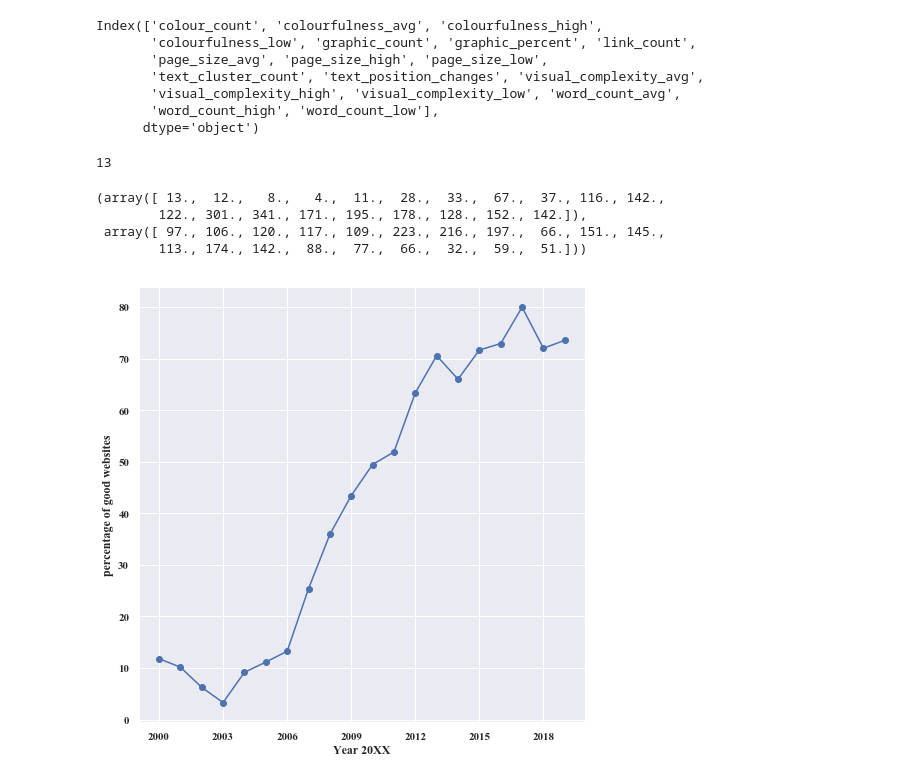
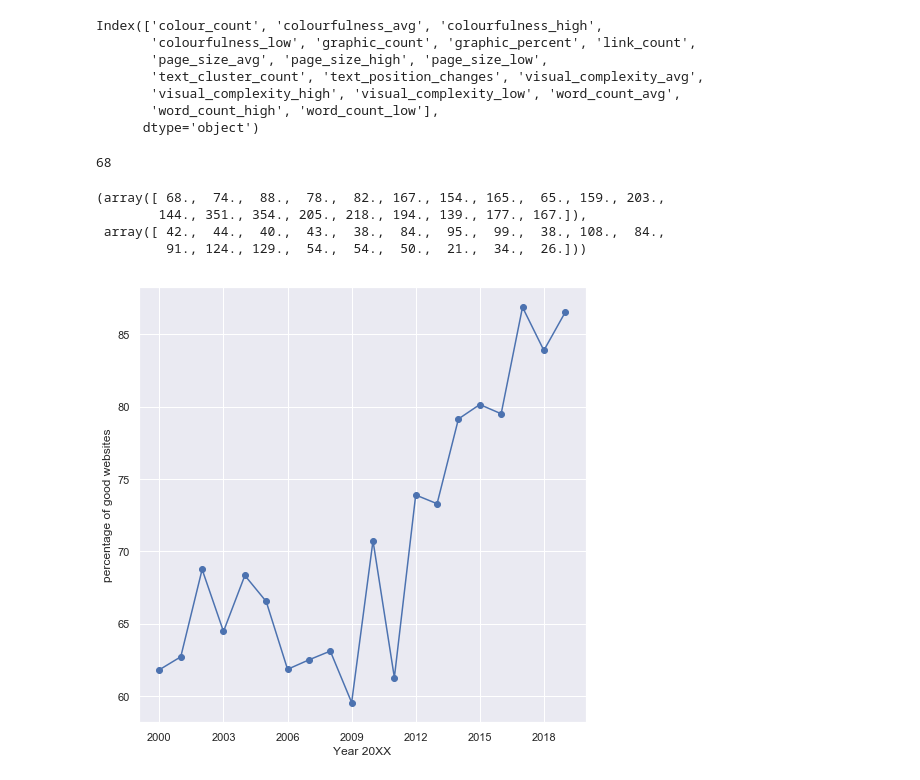
Before and after one commit to ABHISHEKVALSAN/Website-Scoring-Model, a Jupyter notebook: makeModelClf.ipynb, the cells around one changed output. Cells and saved outputs as stored; diff of their text form; code cells hidden in the pictures.

```diff
--- a/makeModelClf.ipynb
+++ b/makeModelClf.ipynb
@@ -166,3 +178,6 @@ def getAccTrain(clf):
     from sklearn.metrics import confusion_matrix
     Y_pred=clf.predict(X_train)
     return confusion_matrix(Y_train,Y_pred)
+# %%
+clfLog=LogClf()
+clfLog.fit(X_train,Y_train)
@@ -169,6 +189,4 @@ def getAccTrain(clf):
 # %%
-clfLog=DTClf()
-clfLog.fit(X_train,Y_train)
 try:
     for i in zip(columns.tolist(),clfLog.coef_.ravel()):
         print(i[0],'&','{0:.5f}'.format(i[1]),'\\\\')
@@ -241,7 +265,7 @@ Index(['colour_count', 'colourfulness_avg', 'colourfulness_high',
 year='2000'
 np.where(clfLog.predict(df[str(year)][columns].values)>0)[0].shape[0]
 # %% [output]
-13
+68
 # %%
 goodYears=np.zeros(20)
 badYears=np.zeros(20)
@@ -251,20 +275,21 @@ for year in range(2000,2020):
 # %%
 goodYears,badYears
 # %% [output]
-(array([ 13.,  12.,   8.,   4.,  11.,  28.,  33.,  67.,  37., 116., 142.,
-        122., 301., 341., 171., 195., 178., 128., 152., 142.]),
- array([ 97., 106., 120., 117., 109., 223., 216., 197.,  66., 151., 145.,
-        113., 174., 142.,  88.,  77.,  66.,  32.,  59.,  51.]))
+(array([ 68.,  74.,  88.,  78.,  82., 167., 154., 165.,  65., 159., 203.,
+        144., 351., 354., 205., 218., 194., 139., 177., 167.]),
+ array([ 42.,  44.,  40.,  43.,  38.,  84.,  95.,  99.,  38., 108.,  84.,
+         91., 124., 129.,  54.,  54.,  50.,  21.,  34.,  26.]))
 # %%
 fig, ax = plt.subplots(figsize=(8,8))
 x=range(2000,2020)
 y=(goodYears/(badYears+goodYears))*100
-plt.errorbar(x, y, e, fmt='-o')
+plt.errorbar(x, y, 0, fmt='-o')
 plt.xticks(np.arange(min(x), max(x)+1, 3))
 plt.rcParams["font.family"] = "Times New Roman"
 plt.rcParams["font.size"] = 50
 plt.ylabel('percentage of good websites')
 plt.xlabel('Year 20XX')
+plt.savefig('modelClfLog')
 plt.show()
 # %% [output]
-[figure, old version]
+[figure, new version]
```
Also changed, not shown: parts of 9 cells of this notebook, 11 other files.
